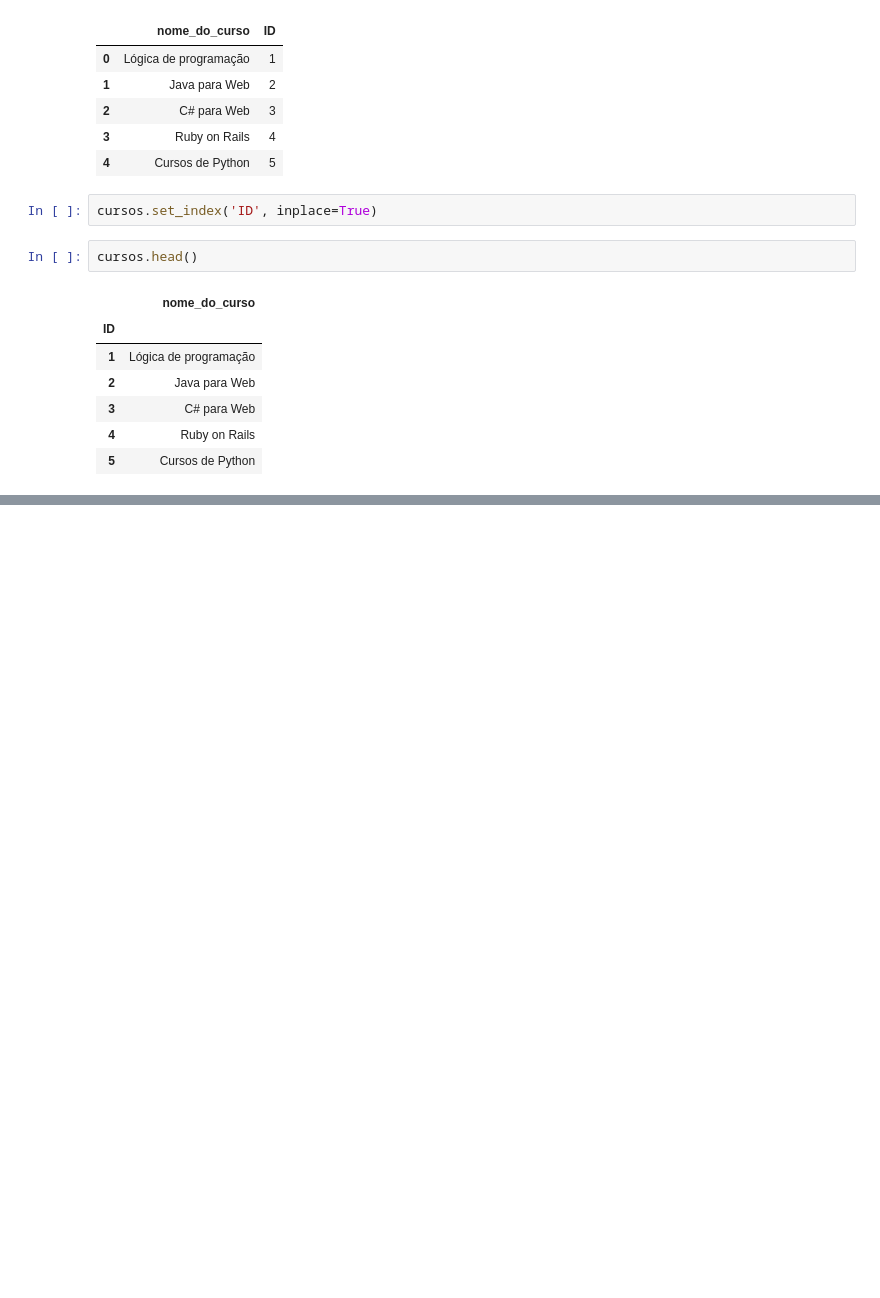
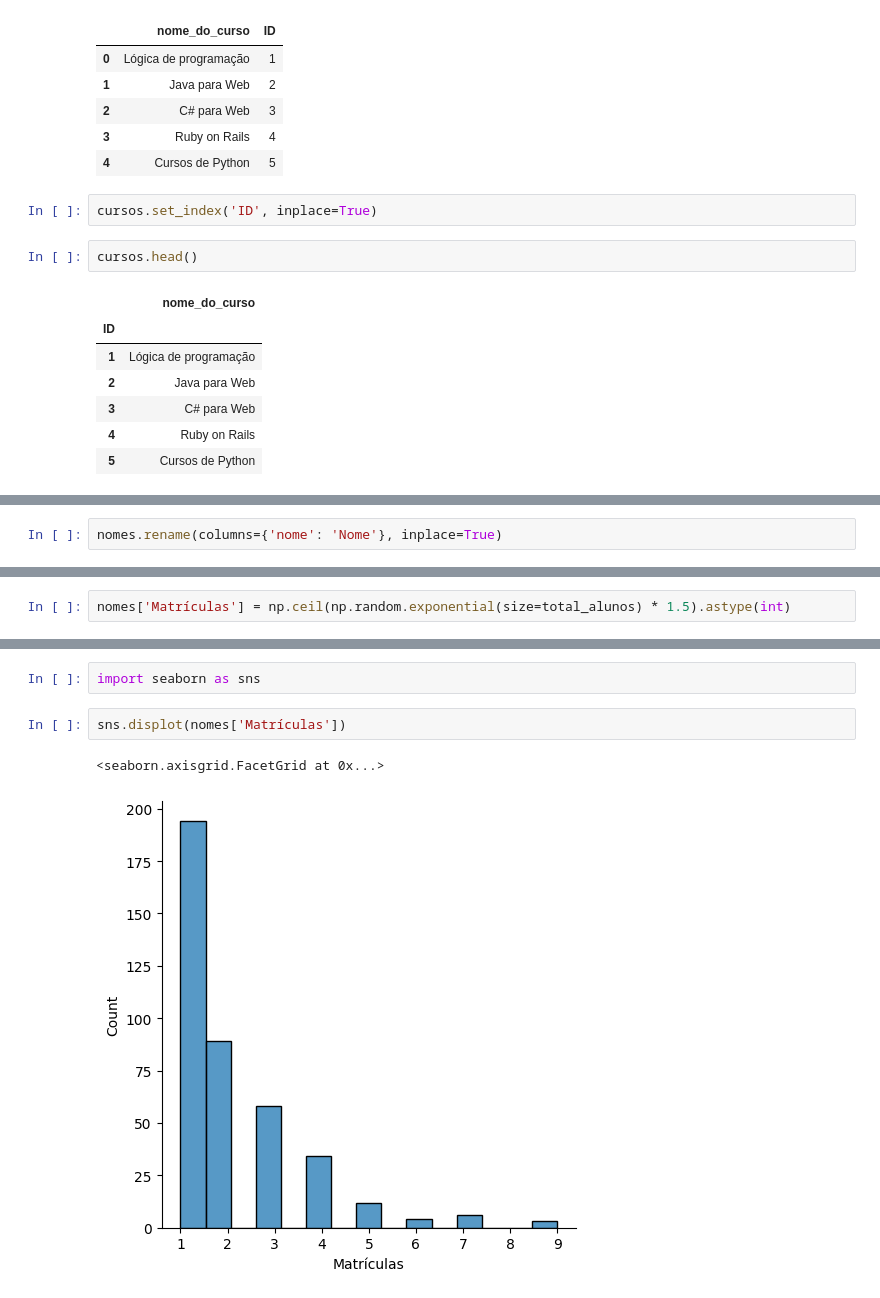
Before and after one commit to PurpleLobster31/Pandas-Formatos-diferentes-de-entrada-e-saida-IO-, a Jupyter notebook: Pandas IO.ipynb, the cells around one changed output, grey strips where cells are left out. Drawn from its saved outputs; the diff is of its cells as text; blank space fills up the shorter version.

```diff
--- a/Pandas IO.ipynb
+++ b/Pandas IO.ipynb
@@ -224,0 +227,2 @@ cursos.head()
+# %%
+nomes.rename(columns={'nome': 'Nome'}, inplace=True)
@@ -224,0 +238,2 @@ cursos.head()
+# %%
+nomes['Matrículas'] = np.ceil(np.random.exponential(size=total_alunos) * 1.5).astype(int)
@@ -224,0 +266,7 @@ cursos.head()
+# %%
+import seaborn as sns
+# %%
+sns.displot(nomes['Matrículas'])
+# %% [output]
+<seaborn.axisgrid.FacetGrid at 0x...>
+[figure, added]
```
Also changed, not shown: parts of 28 cells of this notebook, 2 other files.
